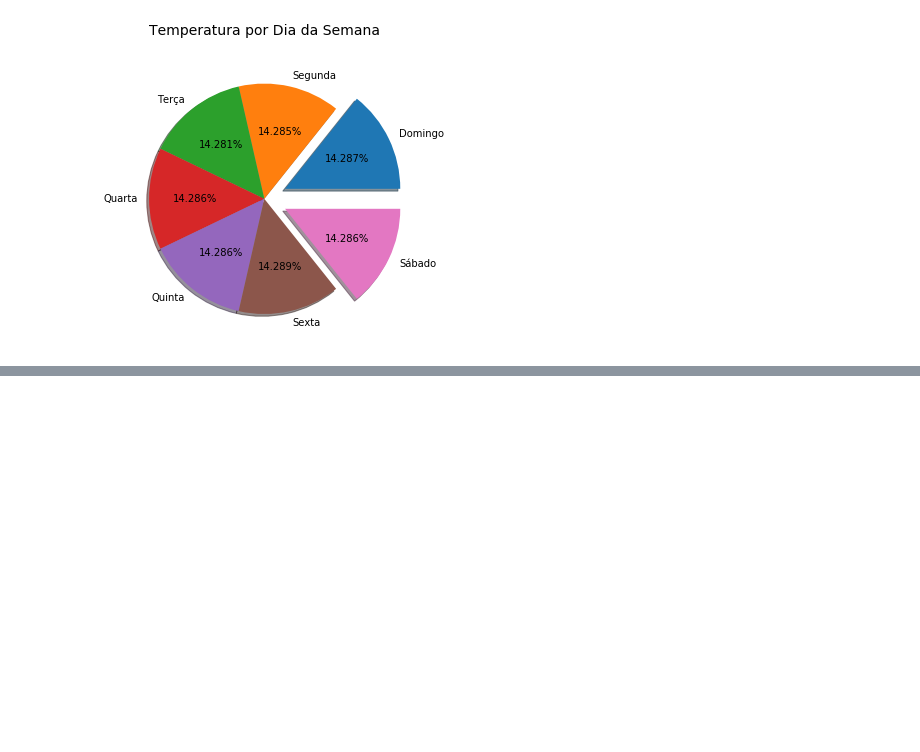
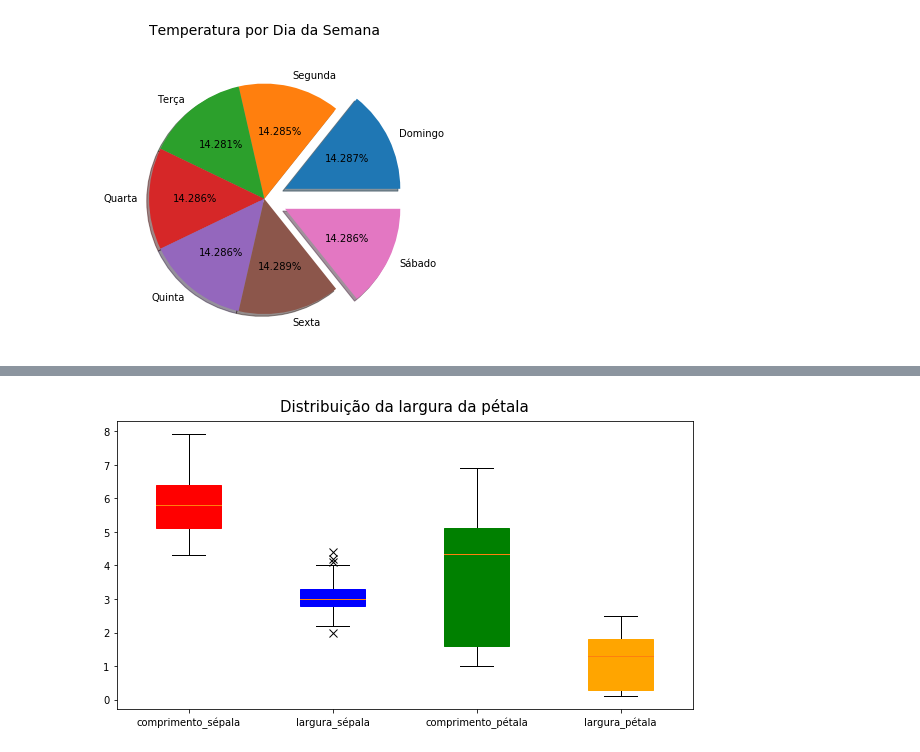
Before and after one commit to natelson81/curso_matplotlib, a Jupyter notebook: Recursos_Matplotlib.ipynb, the cells around one changed output, grey strips where cells are left out. Saved outputs shown, nothing was run; the diff lists cells and outputs as text; code cells hidden in the pictures; blank space fills up the shorter version.

```diff
--- a/Recursos_Matplotlib.ipynb
+++ b/Recursos_Matplotlib.ipynb
@@ -168,0 +206,17 @@ plt.show()
+# %%
+fig = plt.figure(figsize=(8,4))
+eixo = fig.add_axes([0,0,1,1])
+
+cores = ['red', 'blue', 'green', 'orange']
+
+caixas = eixo.boxplot(df2.drop('espécie', axis=1).values, patch_artist=True)
+eixo.set_title('Distribuição da largura da pétala', fontsize=15, pad=10)
+eixo.set_xticklabels(df2.drop('espécie', axis=1).columns)
+
+for caixa, cor in zip(caixas['boxes'], cores):
+    caixa.set(color = cor)
+
+for outlier in caixas['fliers']:
+    outlier.set(marker='x', markersize=8)
+# %% [output]
+[figure, added]
```
Also changed, not shown: parts of 5 cells of this notebook.
